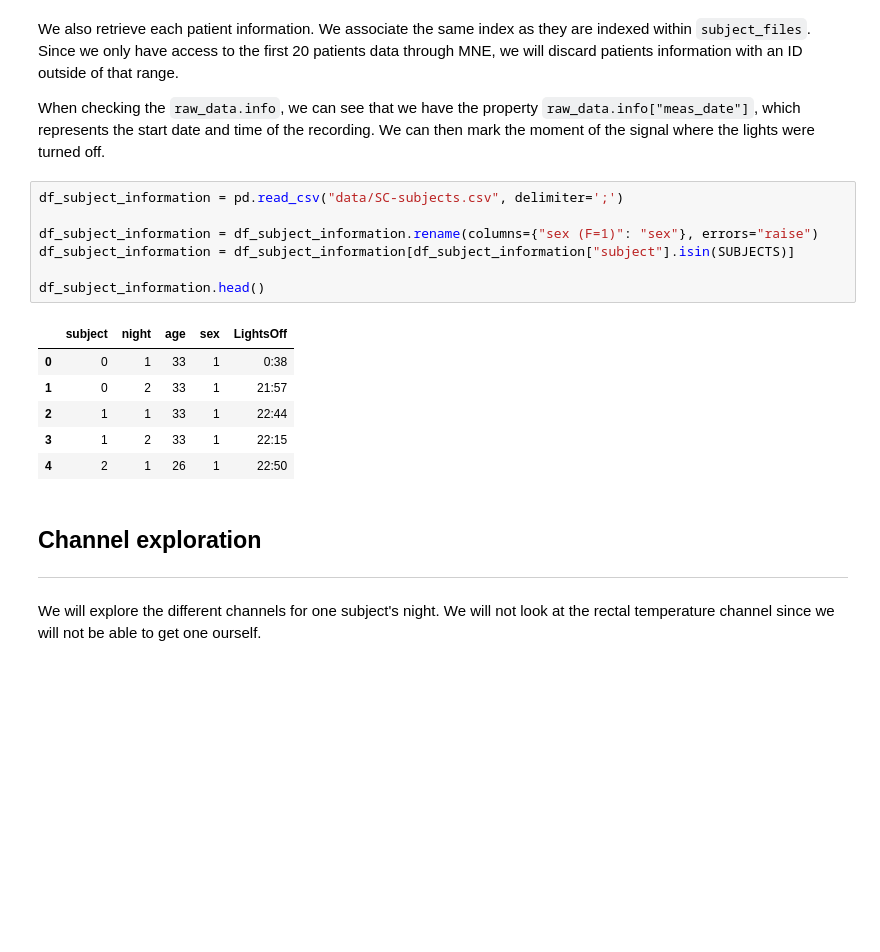
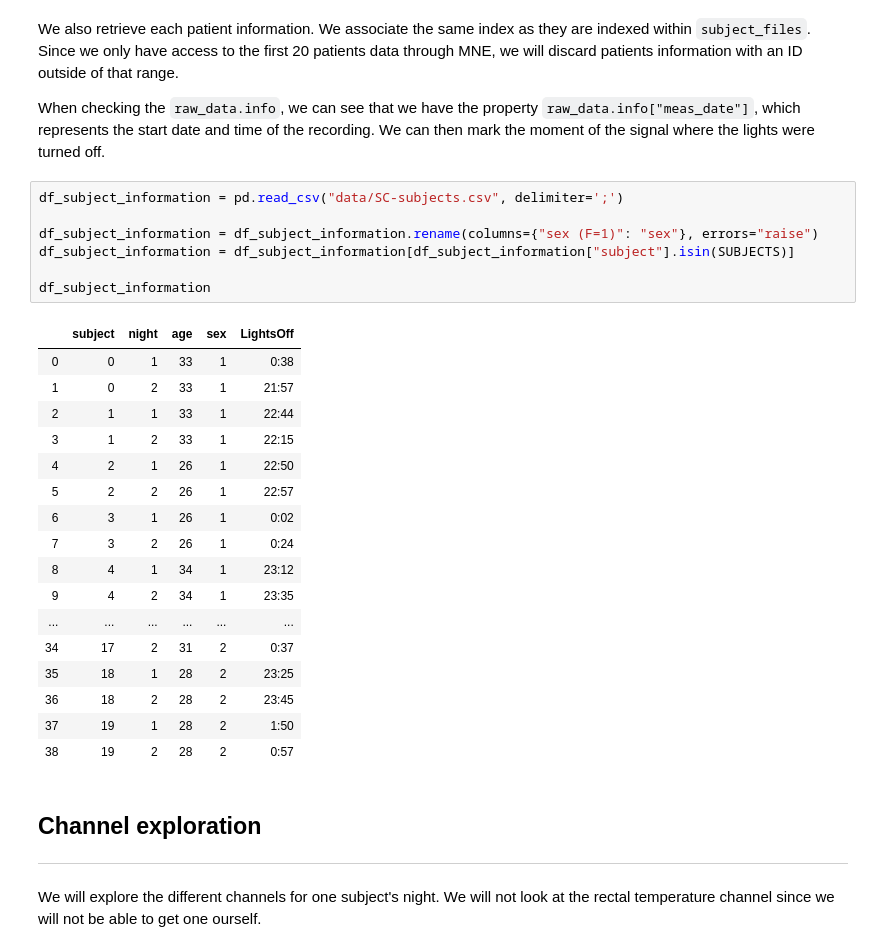
Before and after one commit to PolyCortex/polydodo, a Jupyter notebook: exploration.ipynb, the cells around one changed output. Drawn from its saved outputs; the diff is of its cells as text; blank space fills up the shorter version.

```diff
--- a/exploration.ipynb
+++ b/exploration.ipynb
@@ -33,17 +33,28 @@ When checking the `raw_data.info`, we can see that we have the property `raw_dat
 # %%
 df_subject_information = pd.read_csv("data/SC-subjects.csv", delimiter=';')
 
 df_subject_information = df_subject_information.rename(columns={"sex (F=1)": "sex"}, errors="raise")
 df_subject_information = df_subject_information[df_subject_information["subject"].isin(SUBJECTS)]
 
-df_subject_information.head()
+df_subject_information
 # %% [output]
 |  | subject | night | age | sex | LightsOff |
 | 0 | 0 | 1 | 33 | 1 | 0:38 |
 | 1 | 0 | 2 | 33 | 1 | 21:57 |
 | 2 | 1 | 1 | 33 | 1 | 22:44 |
 | 3 | 1 | 2 | 33 | 1 | 22:15 |
 | 4 | 2 | 1 | 26 | 1 | 22:50 |
+| 5 | 2 | 2 | 26 | 1 | 22:57 |
+| 6 | 3 | 1 | 26 | 1 | 0:02 |
+| 7 | 3 | 2 | 26 | 1 | 0:24 |
+| 8 | 4 | 1 | 34 | 1 | 23:12 |
+| 9 | 4 | 2 | 34 | 1 | 23:35 |
+| ... | ... | ... | ... | ... | ... |
+| 34 | 17 | 2 | 31 | 2 | 0:37 |
+| 35 | 18 | 1 | 28 | 2 | 23:25 |
+| 36 | 18 | 2 | 28 | 2 | 23:45 |
+| 37 | 19 | 1 | 28 | 2 | 1:50 |
+| 38 | 19 | 2 | 28 | 2 | 0:57 |
 # %% [markdown]
 ## Channel exploration
 ___
```
Also changed, not shown: parts of 28 cells of this notebook.
